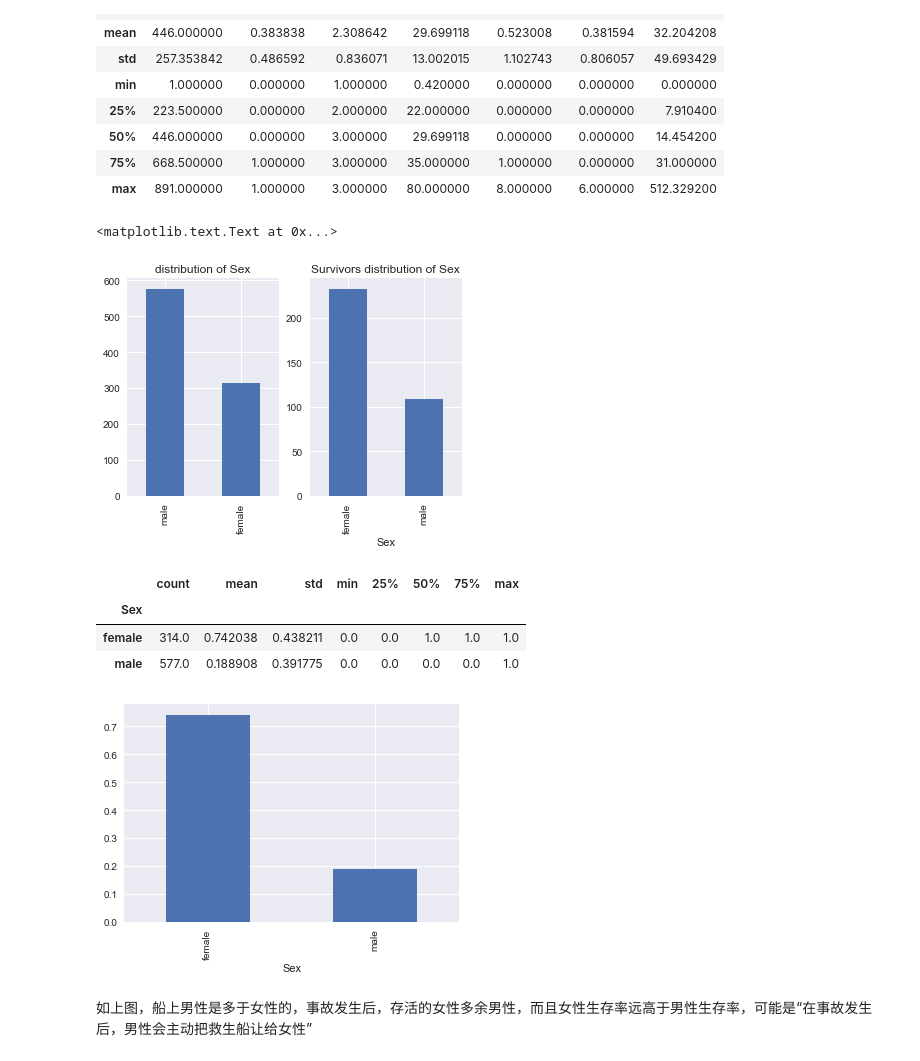
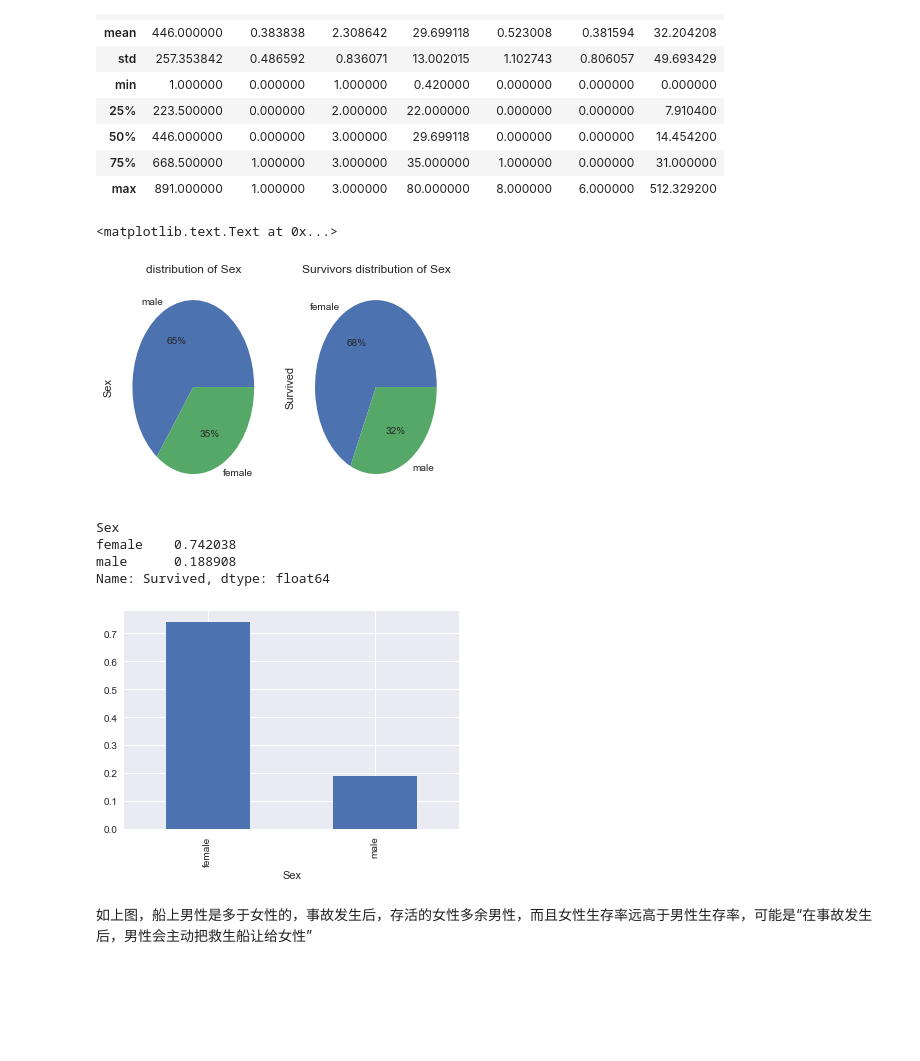
Before and after one commit to star-001/DataAnalysis, a Jupyter notebook: Titanic/Titanic_Notebook.ipynb, the cells around one changed output. Cells and saved outputs as stored; diff of their text form; code cells hidden in the pictures; blank space fills up the shorter version.

```diff
--- a/Titanic/Titanic_Notebook.ipynb
+++ b/Titanic/Titanic_Notebook.ipynb
@@ -93,31 +93,31 @@ df.describe()
 # %%
 #船上人按照性别的分布
 import matplotlib.pyplot as plt
 %matplotlib inline
 
 df_Sex_S = df.groupby('Sex').sum()['Survived']
 
 
 plt.subplot2grid((1,2),(0,0))
-df.Sex.value_counts().plot(kind='bar')
+df.Sex.value_counts().plot(kind='pie',autopct = '%.0f%%')
 plt.title('distribution of Sex')
 
 plt.subplot2grid((1,2),(0,1))
-df_Sex_S.plot(kind = 'bar')
+df_Sex_S.plot(kind = 'pie',autopct='%0.f%%')
 plt.title('Survivors distribution of Sex')
 # %% [output]
 <matplotlib.text.Text at 0x...>
-[figure, old version]
+[figure, new version]
 # %%
 #不同性别的生还率
 sex_p = df.groupby('Sex')['Survived']
 sex_p.mean().plot(kind = 'bar')
-sex_p.describe()
+sex_p.mean()
 # %% [output]
-|  | count | mean | std | min | 25% | 50% | 75% | max |
-| Sex |  |  |  |  |  |  |  |  |
-| female | 314.0 | 0.742038 | 0.438211 | 0.0 | 0.0 | 1.0 | 1.0 | 1.0 |
-| male | 577.0 | 0.188908 | 0.391775 | 0.0 | 0.0 | 0.0 | 0.0 | 1.0 |
+Sex
+female    0.742038
+male      0.188908
+Name: Survived, dtype: float64
 [figure]
 # %% [markdown]
 如上图，船上男性是多于女性的，事故发生后，存活的女性多余男性，而且女性生存率远高于男性生存率，可能是“在事故发生后，男性会主动把救生船让给女性”
```
Also changed, not shown: parts of 3 cells of this notebook.
